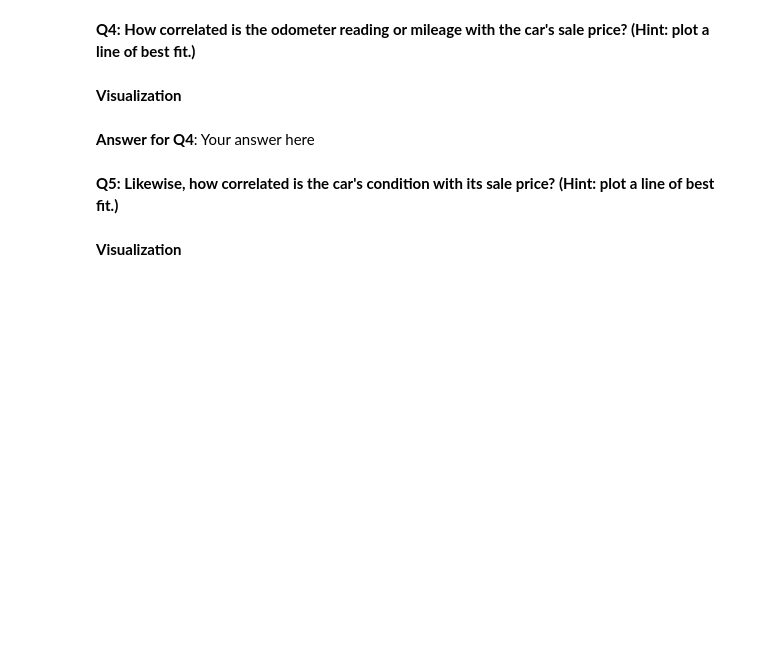
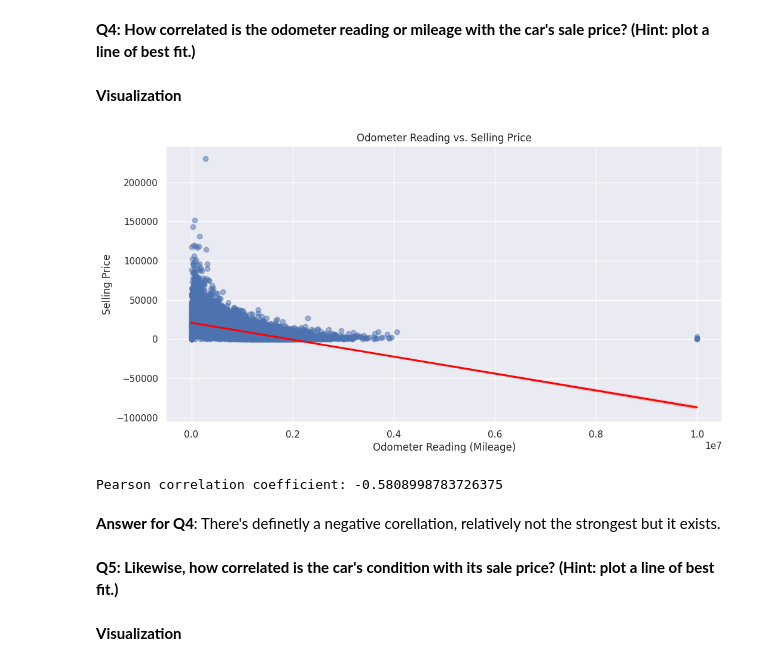
Before and after one commit to abdelrahman-walid/yougotsoftwared, a Jupyter notebook: Regression_Mini-Project.ipynb, the cells around one changed output. Drawn from its saved outputs; the diff is of its cells as text; code cells hidden in the pictures; blank space fills up the shorter version.

```diff
--- a/Regression_Mini-Project.ipynb
+++ b/Regression_Mini-Project.ipynb
@@ -233,8 +240,18 @@ plt.show()
 **Q4: How correlated is the odometer reading or mileage with the car's sale price? (Hint: plot a line of best fit.)**
 # %% [markdown]
 **Visualization**
-# %% [markdown]
-**Answer for Q4**: Your answer here
+# %%
+sns.regplot(data=df_encoded, x='odometer', y='sellingprice')
+plt.xlabel('odometer')
+plt.ylabel('sellingprice')
+plt.show()
+correlation = df_encoded['odometer'].corr(df_encoded['sellingprice'])
+print(f"Pearson Correlation Coefficient: {correlation}")
+# %% [output]
+[figure, added]
+Pearson correlation coefficient: -0.5808998783726375
+# %% [markdown]
+**Answer for Q4**: There's definetly a negative corellation, relatively not the strongest but it exists.
 # %% [markdown]
 **Q5: Likewise, how correlated is the car's condition with its sale price? (Hint: plot a line of best fit.)**
 # %% [markdown]
```
Also changed, not shown: parts of 20 cells of this notebook.
